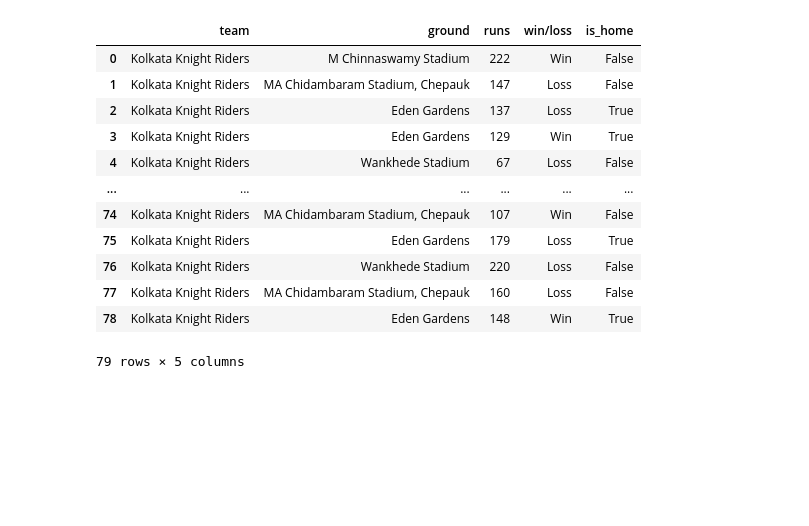
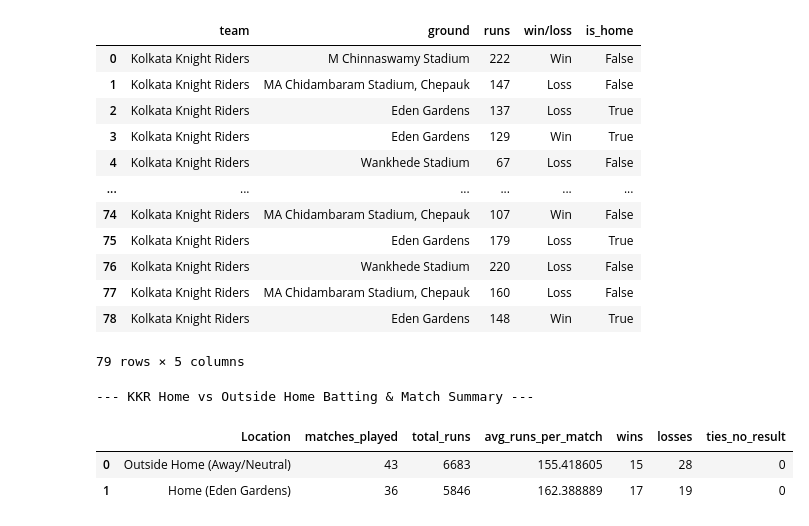
Before and after one commit to Chetandoescode7781/Statistical-Analysis-of-Home-Ground-Advantage-in-IPL, a Jupyter notebook: kkr/data_of_kkr.ipynb, the cells around one changed output. Cells and saved outputs as stored; diff of their text form; code cells hidden in the pictures; blank space fills up the shorter version.

```diff
--- a/kkr/data_of_kkr.ipynb
+++ b/kkr/data_of_kkr.ipynb
@@ -110,3 +110,35 @@ display(result_df)
 | 77 | Kolkata Knight Riders | MA Chidambaram Stadium, Chepauk | 160 | Loss | False |
 | 78 | Kolkata Knight Riders | Eden Gardens | 148 | Win | True |
 79 rows × 5 columns
+# %%
+# --- Compare KKR Batting Performance: Home vs Outside Home ---
+
+# Group the existing result_df by 'is_home' to compare metrics
+batting_comparison = result_df.groupby("is_home").agg(
+    matches_played=("runs", "count"),
+    total_runs=("runs", "sum"),
+    avg_runs_per_match=("runs", "mean"),
+    wins=("win/loss", lambda x: (x == "Win").sum()),
+    losses=("win/loss", lambda x: (x == "Loss").sum()),
+    ties_no_result=("win/loss", lambda x: (x == "Tie/No Result").sum())
+).reset_index()
+
+# Map boolean 'is_home' to descriptive location labels
+batting_comparison["Location"] = batting_comparison["is_home"].map({
+    True: "Home (Eden Gardens)",
+    False: "Outside Home (Away/Neutral)"
+})
+
+# Reorder columns for a clean presentation
+batting_comparison = batting_comparison[[
+    "Location", "matches_played", "total_runs",
+    "avg_runs_per_match", "wins", "losses", "ties_no_result"
+]]
+
+print("--- KKR Home vs Outside Home Batting & Match Summary ---")
+display(batting_comparison)
+# %% [output]
+--- KKR Home vs Outside Home Batting & Match Summary ---
+|  | Location | matches_played | total_runs | avg_runs_per_match | wins | losses | ties_no_result |
+| 0 | Outside Home (Away/Neutral) | 43 | 6683 | 155.418605 | 15 | 28 | 0 |
+| 1 | Home (Eden Gardens) | 36 | 5846 | 162.388889 | 17 | 19 | 0 |
```
Also changed, not shown: parts of 1 cell of this notebook, 1 other file.
